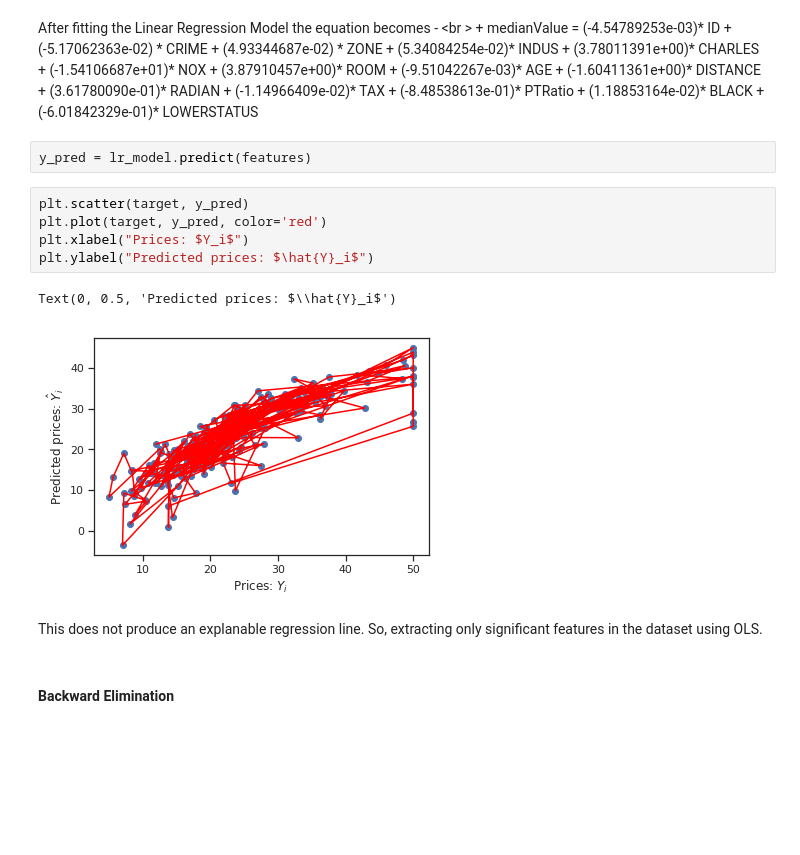
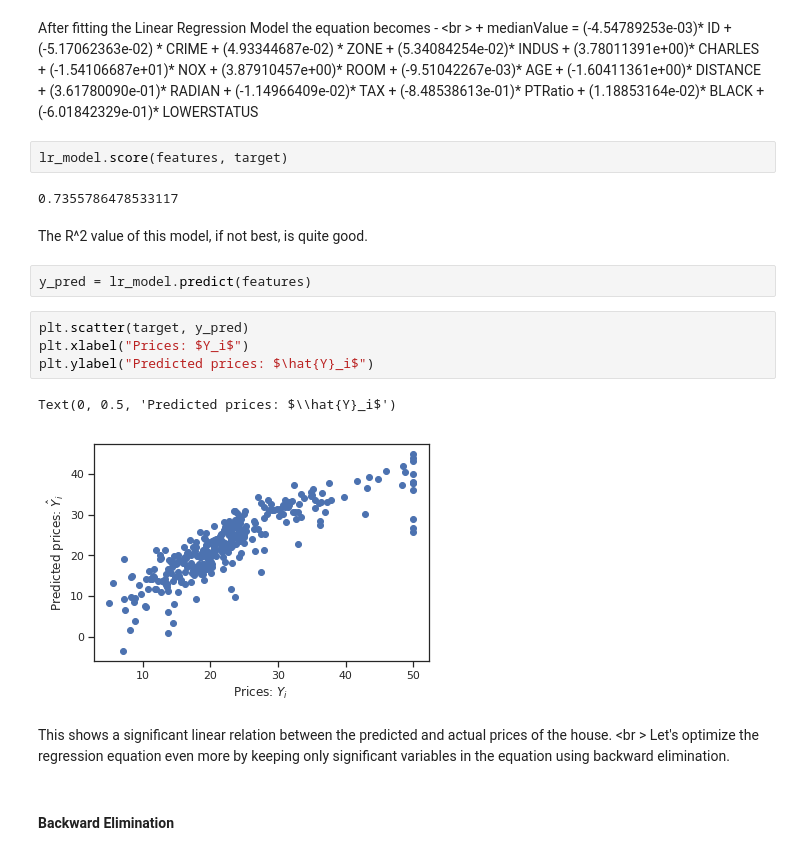
Before and after one commit to varushij/Boston-Housing, a Jupyter notebook: Boston Housing Prices.ipynb, the cells around one changed output. Cells and saved outputs as stored; diff of their text form; blank space fills up the shorter version.

Commit message:
Completed Linear Regression on the dataset with model performance of 0.735

```diff
--- a/Boston Housing Prices.ipynb
+++ b/Boston Housing Prices.ipynb
@@ -271,18 +223,24 @@ After fitting the Linear Regression Model the equation becomes -  <br \>
                     (3.87910457e+00)* ROOM + (-9.51042267e-03)* AGE + (-1.60411361e+00)* DISTANCE +
                     (3.61780090e-01)* RADIAN + (-1.14966409e-02)* TAX + (-8.48538613e-01)* PTRatio +
                     (1.18853164e-02)* BLACK + (-6.01842329e-01)* LOWERSTATUS
+# %%
+lr_model.score(features, target)
+# %% [output]
+0.7355786478533117
+# %% [markdown]
+The R^2 value of this model, if not best, is quite good.
 # %%
 y_pred = lr_model.predict(features)
 # %%
 plt.scatter(target, y_pred)
-plt.plot(target, y_pred, color='red')
 plt.xlabel("Prices: $Y_i$")
 plt.ylabel("Predicted prices: $\hat{Y}_i$")
 # %% [output]
 Text(0, 0.5, 'Predicted prices: $\\hat{Y}_i$')
-[figure, old version]
+[figure, new version]
-# %% [markdown]
-This does not produce an explanable regression line. So, extracting only significant features in the dataset using OLS.
+# %% [markdown]
+This shows a significant linear relation between the predicted and actual prices of the house. <br \>
+Let's optimize the regression equation even more by keeping only significant variables in the equation using backward elimination.
 # %% [markdown]
 #### Backward Elimination
 # %%
```
Also changed, not shown: parts of 25 cells of this notebook.
